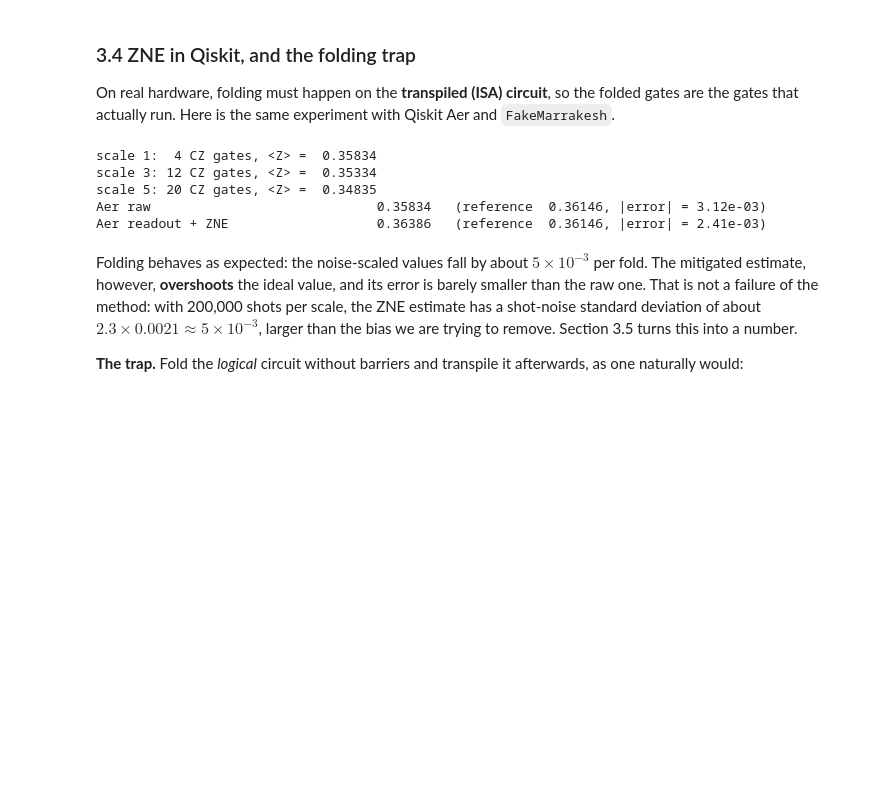
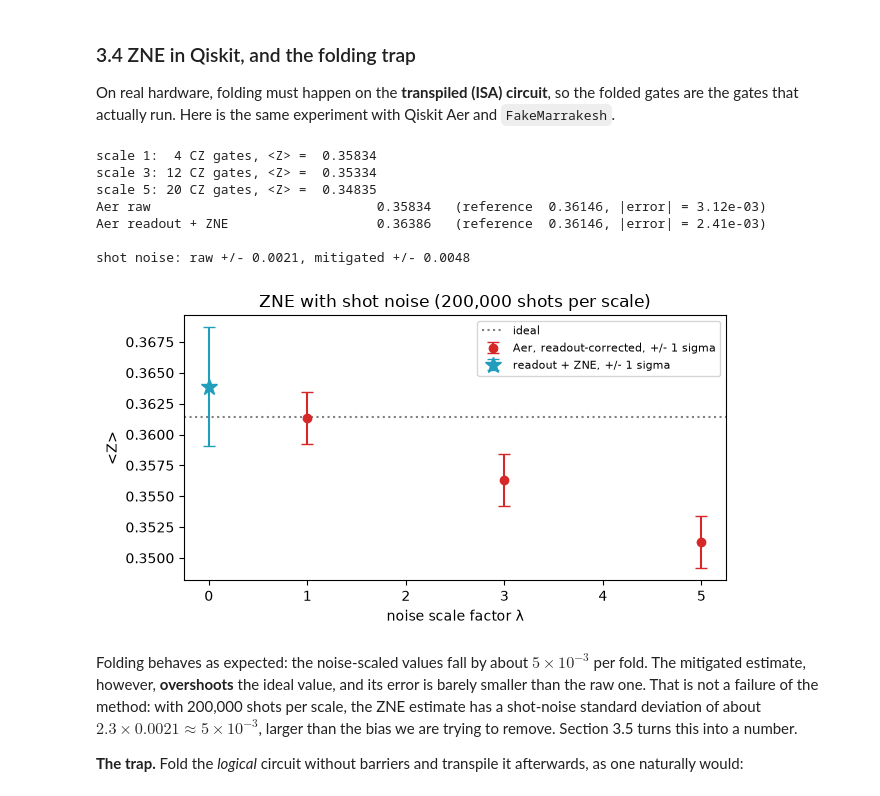
Before and after one commit to MaldoAlberto/dqc-qem-qec-tutorial, a Jupyter notebook: dqc_ode_qem_qec_tutorial.ipynb, the cells around one changed output. Cells and saved outputs as stored; diff of their text form; code cells hidden in the pictures; blank space fills up the shorter version.

```diff
--- a/dqc_ode_qem_qec_tutorial.ipynb
+++ b/dqc_ode_qem_qec_tutorial.ipynb
@@ -680,32 +688,48 @@ On real hardware, folding must happen on the **transpiled (ISA) circuit**, so th
 # %%
 def fold_isa(isa, scale):
     """Global folding of a transpiled circuit: U (U^dagger U)^((scale-1)/2).
     Barriers stop any later compiler pass from cancelling U^dagger U."""
     u = isa.copy()
     # the inverse contains sxdg, which is not a native gate: translate it without optimizing
     u_inv = transpile(u.inverse(), basis_gates=["rz", "sx", "x", "cz"], optimization_level=0)
     out = u.copy()
     for _ in range((scale - 1) // 2):
         out.barrier(); out = out.compose(u_inv)
         out.barrier(); out = out.compose(u)
     return out
 
 
 aer_vals = []
 for s in scales:
     circ = measure_logical_qubit(fold_isa(isa, s), isa.layout)
     aer_vals.append(expval_z_from_counts(aer_noisy.run(circ, shots=shots).result().get_counts()))
     print(f"scale {s}: {circ.count_ops().get('cz', 0):>2d} CZ gates, <Z> = {aer_vals[-1]: .5f}")
 
 aer_ro = [v / (1 - 2 * readout_err[2]) for v in aer_vals]
+aer_zne = float(qml.noise.richardson_extrapolate(scales, aer_ro))
+sigma = [onp.sqrt((1 - v**2) / shots) / (1 - 2 * readout_err[2]) for v in aer_vals]   # shot noise per scale
+gam = [onp.prod([s_j / (s_j - s_i) for s_j in scales if s_j != s_i]) for s_i in scales]
+sigma_zne = onp.sqrt(sum((g * sg) ** 2 for g, sg in zip(gam, sigma)))
 report("Aer raw", aer_vals[0], z_ideal)
-report("Aer readout + ZNE", float(qml.noise.richardson_extrapolate(scales, aer_ro)), z_ideal)
+report("Aer readout + ZNE", aer_zne, z_ideal)
+print(f"\nshot noise: raw +/- {sigma[0]:.4f}, mitigated +/- {sigma_zne:.4f}")
+
+plt.figure(figsize=(6.5, 3.6))
+plt.errorbar(scales, aer_ro, yerr=sigma, fmt="o", color="#d62828", capsize=4, label="Aer, readout-corrected, +/- 1 sigma")
+plt.errorbar([0], [aer_zne], yerr=[sigma_zne], fmt="*", ms=12, color="#219ebc", capsize=4, label="readout + ZNE, +/- 1 sigma")
+plt.axhline(z_ideal, color="gray", ls=":", label="ideal")
+plt.xlabel("noise scale factor λ"); plt.ylabel("<Z>"); plt.legend(fontsize=8)
+plt.title(f"ZNE with shot noise ({shots:,} shots per scale)")
+plt.tight_layout(); plt.show()
 # %% [output]
 scale 1:  4 CZ gates, <Z> =  0.35834
 scale 3: 12 CZ gates, <Z> =  0.35334
 scale 5: 20 CZ gates, <Z> =  0.34835
 Aer raw                             0.35834   (reference  0.36146, |error| = 3.12e-03)
 Aer readout + ZNE                   0.36386   (reference  0.36146, |error| = 2.41e-03)
+
+shot noise: raw +/- 0.0021, mitigated +/- 0.0048
+[figure, added]
 # %% [markdown]
 Folding behaves as expected: the noise-scaled values fall by about $5\times10^{-3}$ per fold. The mitigated estimate, however, **overshoots** the ideal value, and its error is barely smaller than the raw one. That is not a failure of the method: with 200,000 shots per scale, the ZNE estimate has a shot-noise standard deviation of about $2.3 \times 0.0021 \approx 5\times10^{-3}$, larger than the bias we are trying to remove. Section 3.5 turns this into a number.
 
```
Also changed, not shown: parts of 22 cells of this notebook, 1 other file.
